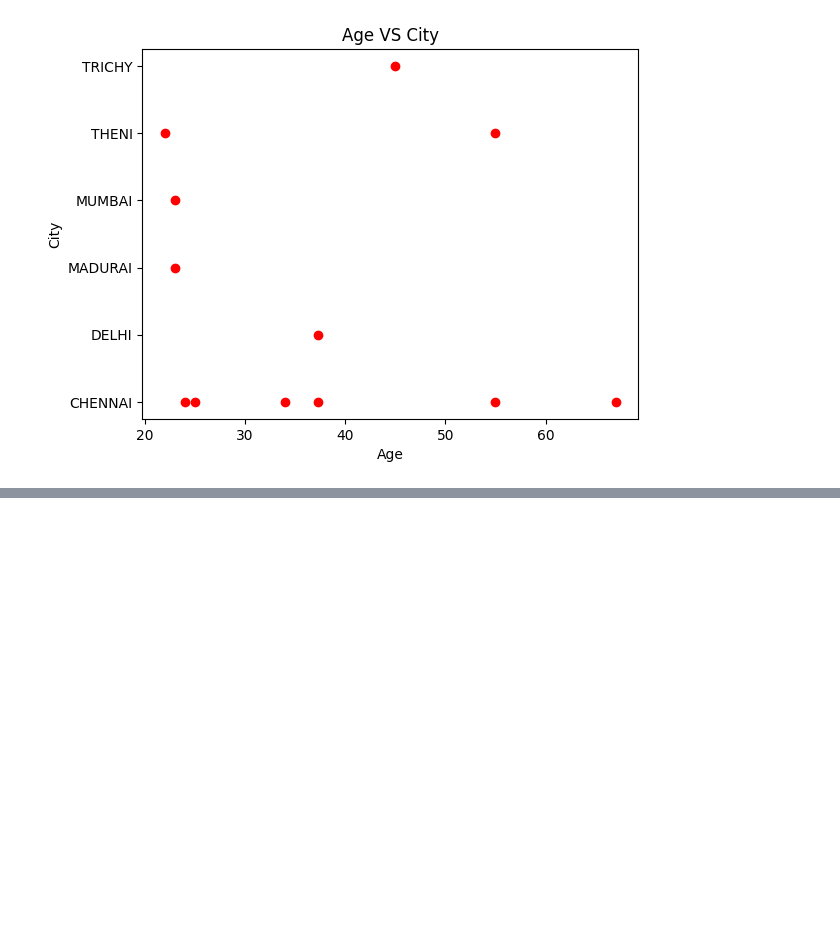
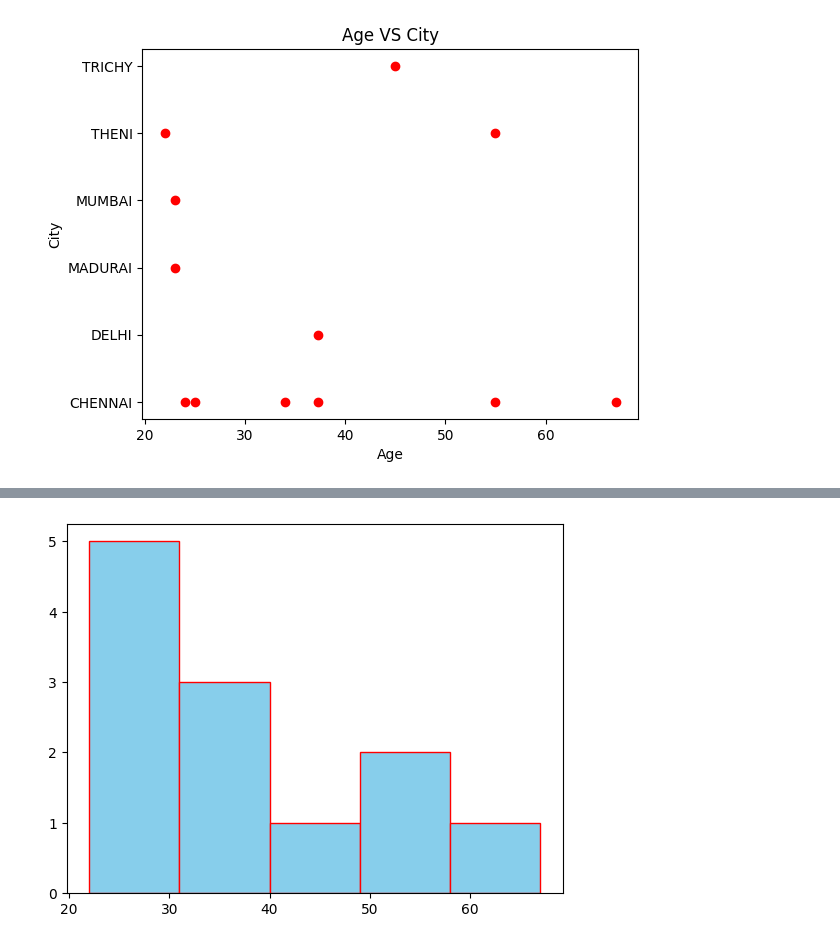
Before and after one commit to Nakulan12/ML, a Jupyter notebook: Python_Basics.ipynb, the cells around one changed output, grey strips where cells are left out. Cells and saved outputs as stored; diff of their text form; code cells hidden in the pictures; blank space fills up the shorter version.

```diff
--- a/Python_Basics.ipynb
+++ b/Python_Basics.ipynb
@@ -354,0 +365,5 @@ plt.show()
+# %%
+plt.hist(df['AGE'],bins=5,color='skyblue',edgecolor='red')
+plt.show()
+# %% [output]
+[figure, added]
```
Also changed, not shown: parts of 2 cells of this notebook.
